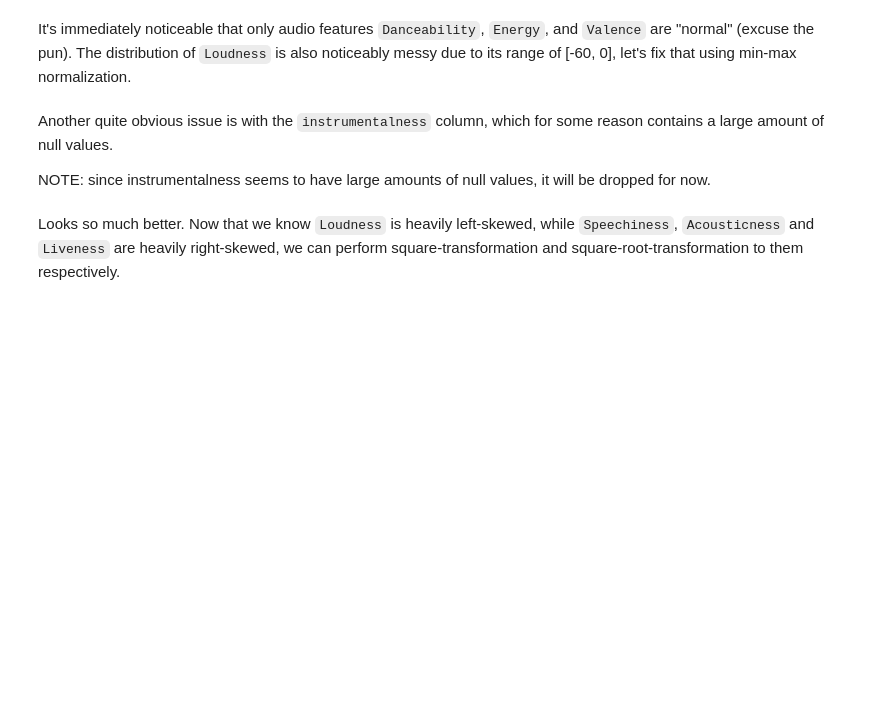
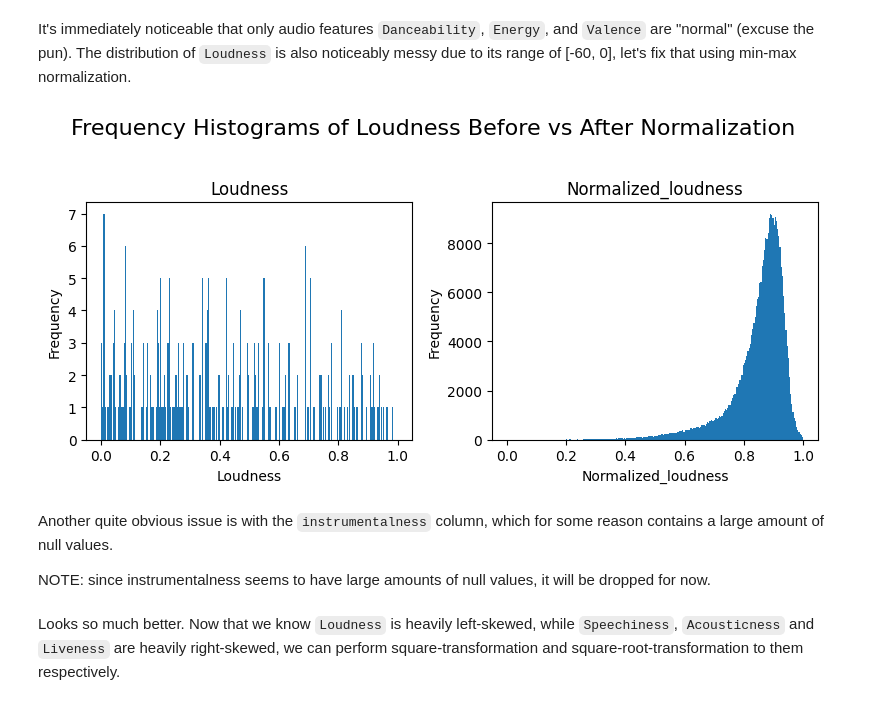
Before and after one commit to avock/TunesBlend-Engine, a Jupyter notebook: src/tunesblend_engine.ipynb, the cells around one changed output. Saved outputs shown, nothing was run; the diff lists cells and outputs as text; code cells hidden in the pictures; blank space fills up the shorter version.

```diff
--- a/src/tunesblend_engine.ipynb
+++ b/src/tunesblend_engine.ipynb
@@ -29,23 +29,25 @@ Import files containing information regarding tracks from over 10,000 playlists
 # %% [markdown]
 #### Dataset from million playlist dataset
 # %%
-audio_features_df = []
-track_details_df = []
+# Removed as there seems to be no reason to continue using this dataset
 
-for i in range(10):
-    audio_features_file_path = f'../data/processed_data/audio_features/audio_features-{i*1000}-{(i+1)*1000 - 1}.csv'
-    df = pd.read_csv(audio_features_file_path)
-    audio_features_df.append(df)
+# audio_features_df = []
+# track_details_df = []
 
-    track_details_file_path = f'../data/processed_data/playlist_details/details-{i*1000}-{(i+1)*1000 - 1}.csv'
-    df = pd.read_csv(track_details_file_path)
-    track_details_df.append(df)
+# for i in range(10):
+#     audio_features_file_path = f'../data/processed_data/audio_features/audio_features-{i*1000}-{(i+1)*1000 - 1}.csv'
+#     df = pd.read_csv(audio_features_file_path)
+#     audio_features_df.append(df)
 
-audio_features_df = pd.concat(audio_features_df, ignore_index=True)
-track_details_df = pd.concat(track_details_df, ignore_index=True)
+#     track_details_file_path = f'../data/processed_data/playlist_details/details-{i*1000}-{(i+1)*1000 - 1}.csv'
+#     df = pd.read_csv(track_details_file_path)
+#     track_details_df.append(df)
 
-original_track_details_df = track_details_df.copy()
-original_audio_features_df = audio_features_df.copy()
+# audio_features_df = pd.concat(audio_features_df, ignore_index=True)
+# track_details_df = pd.concat(track_details_df, ignore_index=True)
+
+# original_track_details_df = track_details_df.copy()
+# original_audio_features_df = audio_features_df.copy()
 # %% [markdown]
 #### Dataset of tracks from every genre and their audio features
 # %%
@@ -63,10 +66,8 @@ clustered_audio_features_by_genre_file_path = f'../data/processed_data/genres/au
 ## Utility for Pre-processing
 Declaration of constants and functions to be used for data pre-processing
 # %%
-before_graph_audio_features_df = audio_features_df.copy()
-after_graph_audio_features_df = audio_features_df.copy()
-
-audio_features_list = 1
+before_graph_audio_features_df = audio_features_by_genre_df.copy()
+after_graph_audio_features_df = audio_features_by_genre_df.copy()
 
 num_bins = 250
 
@@ -110,17 +115,19 @@ It's immediately noticeable that only audio features `Danceability`, `Energy`, a
 # %%
 max_loudness = 0
 min_loudness = -60
-after_graph_audio_features_df['loudness'] = audio_features_df['loudness']
-after_graph_audio_features_df['normalized_loudness'] = (audio_features_df['loudness'] - min_loudness) / (max_loudness - min_loudness)
+after_graph_audio_features_df['loudness'] = audio_features_by_genre_df['loudness']
+after_graph_audio_features_df['normalized_loudness'] = (audio_features_by_genre_df['loudness'] - min_loudness) / (max_loudness - min_loudness)
 
 features_list = ['loudness', 'normalized_loudness']
 
 graph_title = 'Frequency Histograms of Loudness Before vs After Normalization'
 
 plot_graph(graph_title, graph_height, graph_width, features_list, after_graph_audio_features_df)
 
 before_graph_audio_features_df['loudness'] = after_graph_audio_features_df['normalized_loudness']
 after_graph_audio_features_df = before_graph_audio_features_df.copy()
+# %% [output]
+[figure, added]
 # %% [markdown]
 Another quite obvious issue is with the `instrumentalness` column, which for some reason contains a large amount of null values.
 
```
Also changed, not shown: parts of 24 cells of this notebook.
